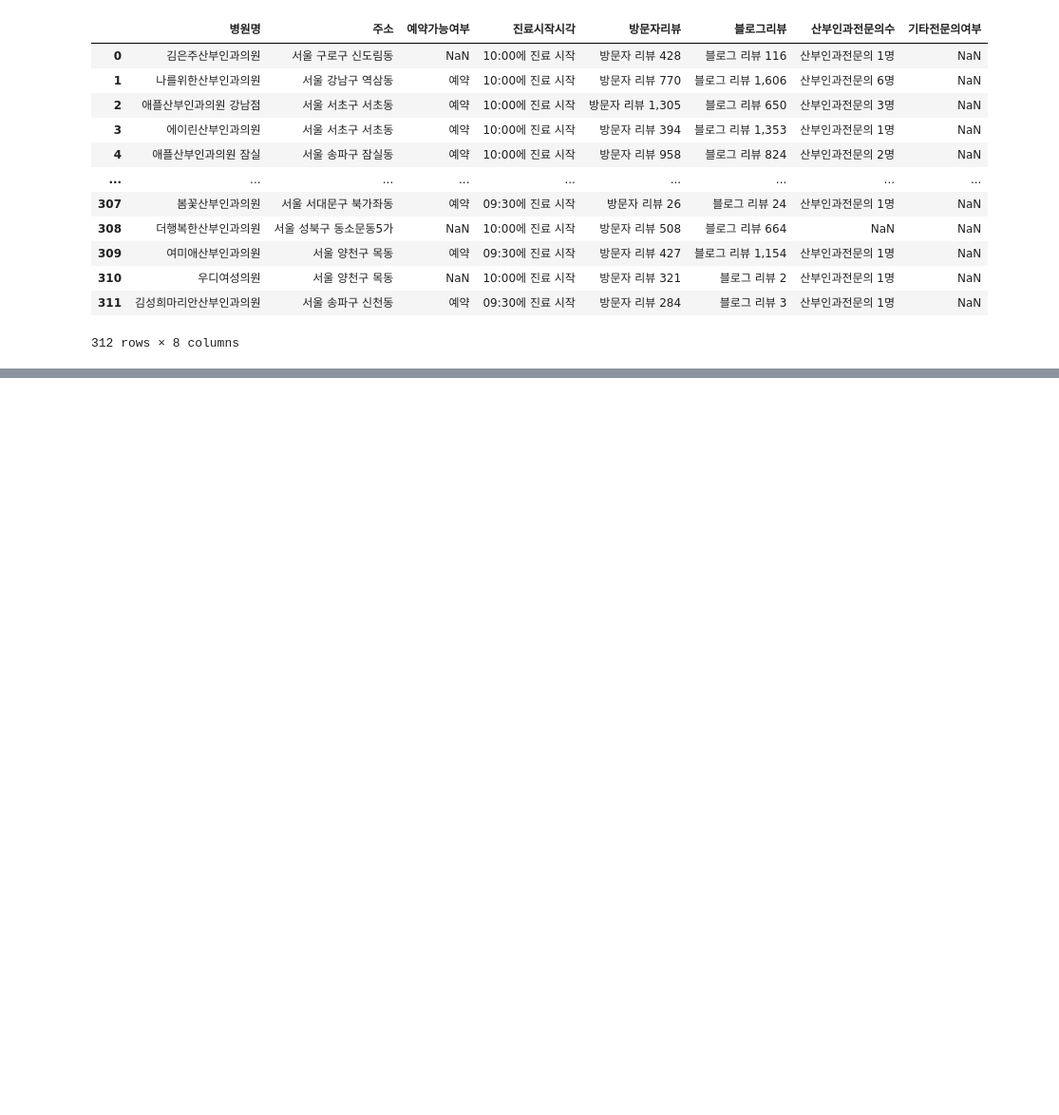
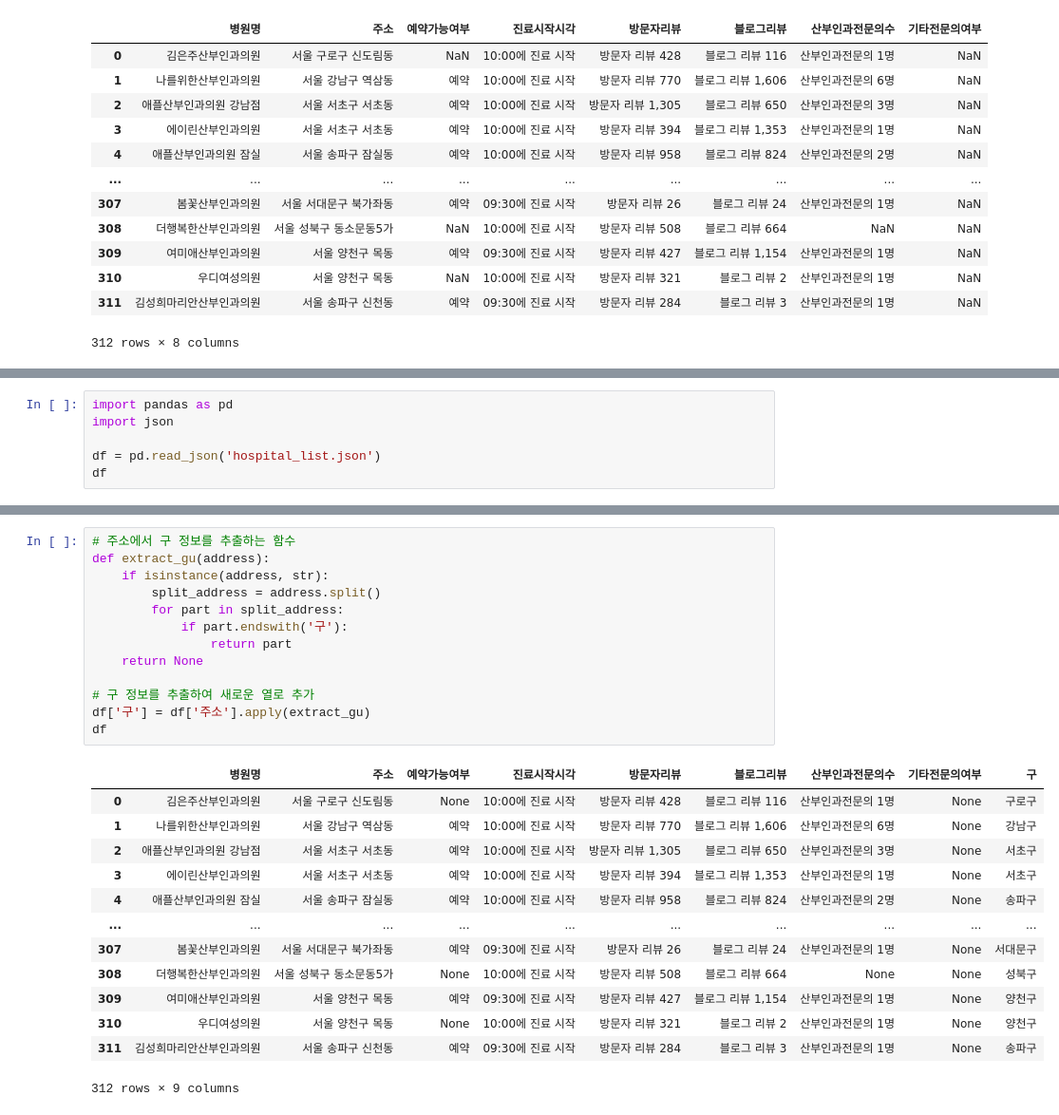
Before and after one commit to LYZAcell/data_study, a Jupyter notebook: 산부인과_엑셀합치기.ipynb, the cells around one changed output, grey strips where cells are left out. Shown at 95% size. Saved outputs shown, nothing was run; the diff lists cells and outputs as text; blank space fills up the shorter version.

```diff
--- a/산부인과_엑셀합치기.ipynb
+++ b/산부인과_엑셀합치기.ipynb
@@ -889,0 +896,6 @@ files.download('merged_df.xlsx')
+# %%
+import pandas as pd
+import json
+
+df = pd.read_json('hospital_list.json')
+df
@@ -889,0 +916,27 @@ files.download('merged_df.xlsx')
+# %%
+# 주소에서 구 정보를 추출하는 함수
+def extract_gu(address):
+    if isinstance(address, str):
+        split_address = address.split()
+        for part in split_address:
+            if part.endswith('구'):
+                return part
+    return None
+
+# 구 정보를 추출하여 새로운 열로 추가
+df['구'] = df['주소'].apply(extract_gu)
+df
+# %% [output]
+|  | 병원명 | 주소 | 예약가능여부 | 진료시작시각 | 방문자리뷰 | 블로그리뷰 | 산부인과전문의수 | 기타전문의여부 | 구 |
+| 0 | 김은주산부인과의원 | 서울 구로구 신도림동 | None | 10:00에 진료 시작 | 방문자 리뷰 428 | 블로그 리뷰 116 | 산부인과전문의 1명 | None | 구로구 |
+| 1 | 나를위한산부인과의원 | 서울 강남구 역삼동 | 예약 | 10:00에 진료 시작 | 방문자 리뷰 770 | 블로그 리뷰 1,606 | 산부인과전문의 6명 | None | 강남구 |
+| 2 | 애플산부인과의원 강남점 | 서울 서초구 서초동 | 예약 | 10:00에 진료 시작 | 방문자 리뷰 1,305 | 블로그 리뷰 650 | 산부인과전문의 3명 | None | 서초구 |
+| 3 | 에이린산부인과의원 | 서울 서초구 서초동 | 예약 | 10:00에 진료 시작 | 방문자 리뷰 394 | 블로그 리뷰 1,353 | 산부인과전문의 1명 | None | 서초구 |
+| 4 | 애플산부인과의원 잠실 | 서울 송파구 잠실동 | 예약 | 10:00에 진료 시작 | 방문자 리뷰 958 | 블로그 리뷰 824 | 산부인과전문의 2명 | None | 송파구 |
+| ... | ... | ... | ... | ... | ... | ... | ... | ... | ... |
+| 307 | 봄꽃산부인과의원 | 서울 서대문구 북가좌동 | 예약 | 09:30에 진료 시작 | 방문자 리뷰 26 | 블로그 리뷰 24 | 산부인과전문의 1명 | None | 서대문구 |
+| 308 | 더행복한산부인과의원 | 서울 성북구 동소문동5가 | None | 10:00에 진료 시작 | 방문자 리뷰 508 | 블로그 리뷰 664 | None | None | 성북구 |
+| 309 | 여미애산부인과의원 | 서울 양천구 목동 | 예약 | 09:30에 진료 시작 | 방문자 리뷰 427 | 블로그 리뷰 1,154 | 산부인과전문의 1명 | None | 양천구 |
+| 310 | 우디여성의원 | 서울 양천구 목동 | None | 10:00에 진료 시작 | 방문자 리뷰 321 | 블로그 리뷰 2 | 산부인과전문의 1명 | None | 양천구 |
+| 311 | 김성희마리안산부인과의원 | 서울 송파구 신천동 | 예약 | 09:30에 진료 시작 | 방문자 리뷰 284 | 블로그 리뷰 3 | 산부인과전문의 1명 | None | 송파구 |
+312 rows × 9 columns
```
Also changed, not shown: parts of 24 cells of this notebook.
